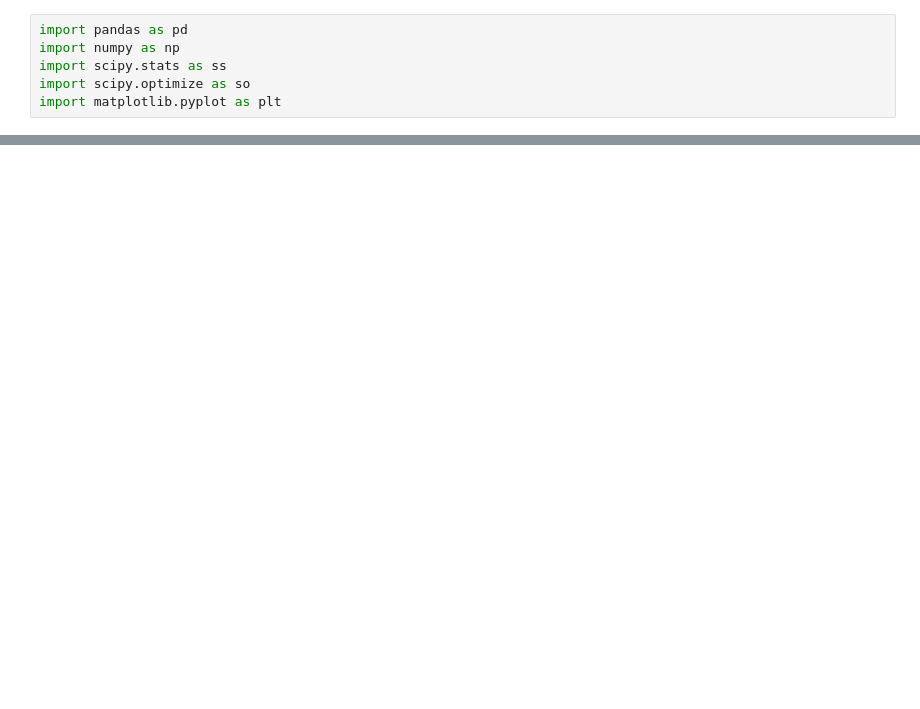
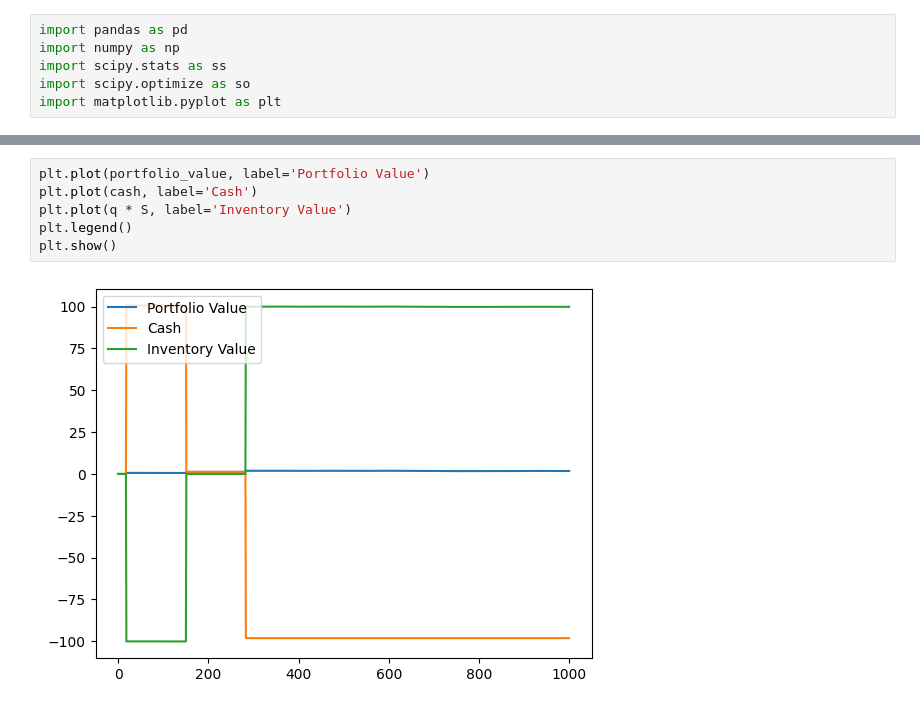
Before and after one commit to dahhou147/Copula, a Jupyter notebook: Avellaneda_Stoikov.ipynb, the cells around one changed output, grey strips where cells are left out. Saved outputs shown, nothing was run; the diff lists cells and outputs as text; blank space fills up the shorter version.

```diff
--- a/Avellaneda_Stoikov.ipynb
+++ b/Avellaneda_Stoikov.ipynb
@@ -257,0 +88,8 @@ if __name__ == '__main__':
+# %%
+plt.plot(portfolio_value, label='Portfolio Value')
+plt.plot(cash, label='Cash')
+plt.plot(q * S, label='Inventory Value')
+plt.legend()
+plt.show()
+# %% [output]
+[figure, added]
```
Also changed, not shown: parts of 2 cells of this notebook.
